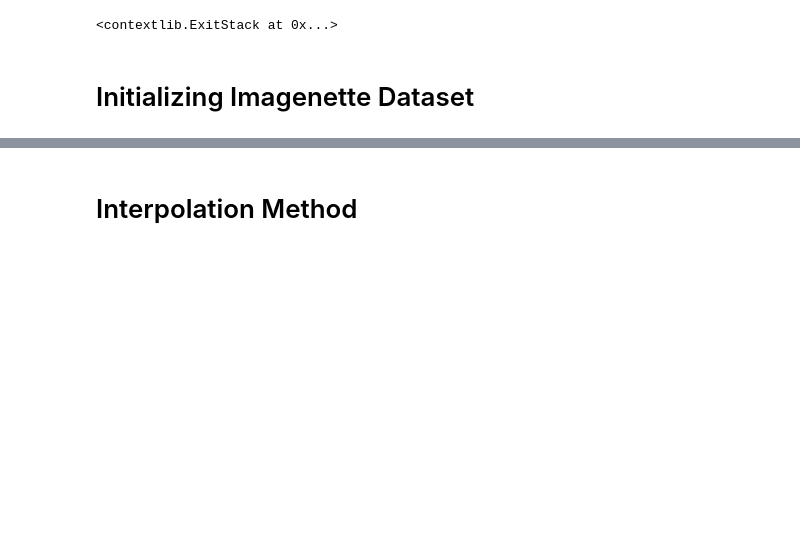
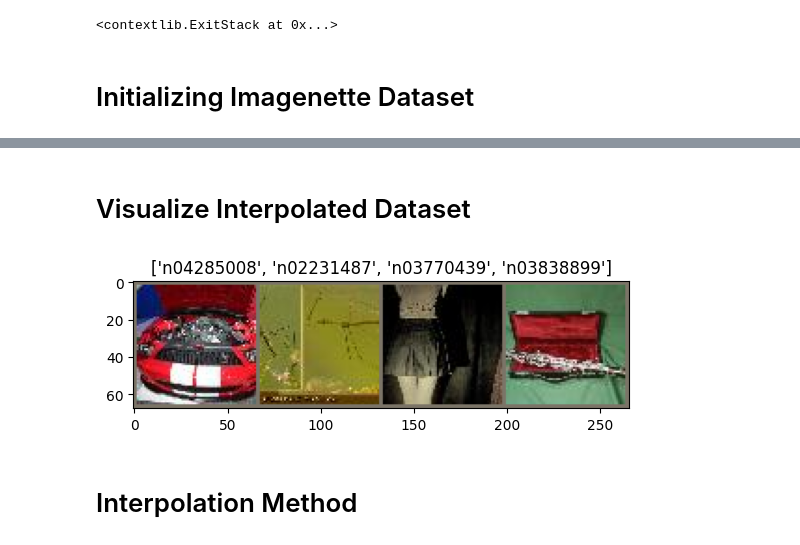
Before and after one commit to MohammedZ666/NeuralNetInterpolation, a Jupyter notebook: ResNet_Interpolation.ipynb, the cells around one changed output, grey strips where cells are left out. Cells and saved outputs as stored; diff of their text form; code cells hidden in the pictures; blank space fills up the shorter version.

```diff
--- a/ResNet_Interpolation.ipynb
+++ b/ResNet_Interpolation.ipynb
@@ -273,3 +272,16 @@ WARNING:huggingface_hub.utils._http:Warning: You are sending unauthenticated req
+# %% [markdown]
+# Visualize Interpolated Dataset
+# %%
+# Get a batch of training data
+inputs, classes = next(iter(dataloaders_interp['train']))
+
+# Make a grid from batch
+out = torchvision.utils.make_grid(inputs[:4])
+classes = classes[:4]
+
+imshow(out, title=[class_names[x] for x in classes])
+# %% [output]
+[figure, added]
 # %% [markdown]
 # Interpolation Method
 # %%
```
Also changed, not shown: parts of 7 cells of this notebook.
